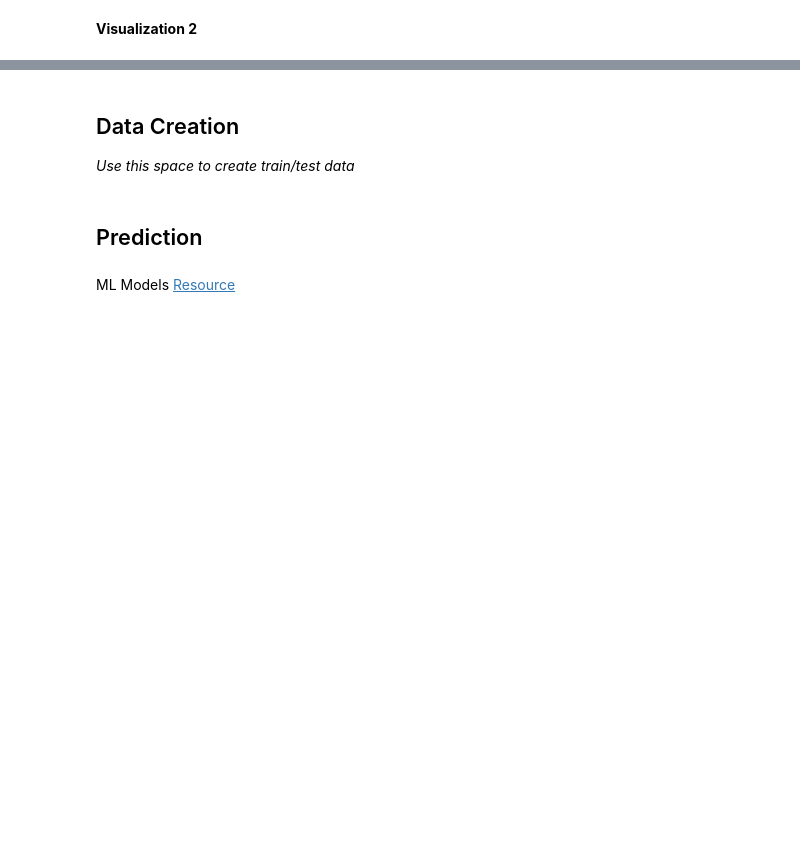
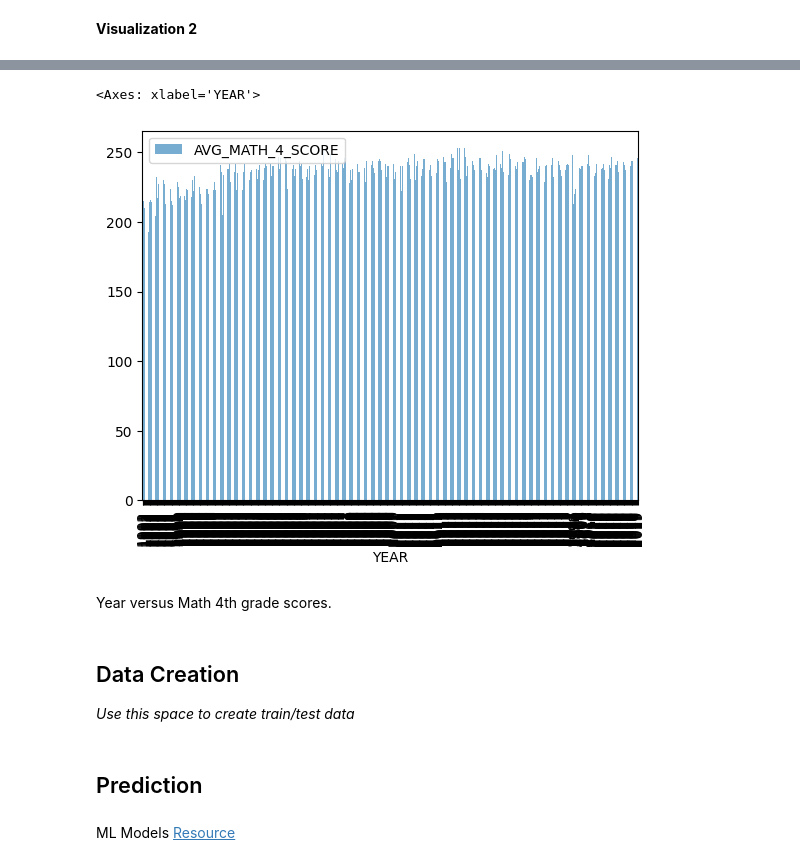
Before and after one commit to jobin-b/2023-Tutorials, a Jupyter notebook: tutorial1/checkpoint1.ipynb, the cells around one changed output, grey strips where cells are left out. Saved outputs shown, nothing was run; the diff lists cells and outputs as text; code cells hidden in the pictures; blank space fills up the shorter version.

```diff
--- a/tutorial1/checkpoint1.ipynb
+++ b/tutorial1/checkpoint1.ipynb
@@ -106,3 +153,10 @@ Investigate the relationship between your chosen response variable and at least
+# %%
+df.plot.bar(x='YEAR', y='AVG_MATH_4_SCORE', alpha=0.6)
+# %% [output]
+<Axes: xlabel='YEAR'>
+[figure, added]
+# %% [markdown]
+Year versus Math 4th grade scores.
 # %% [markdown]
 <h2> Data Creation </h2>
 
```
Also changed, not shown: parts of 24 cells of this notebook.
